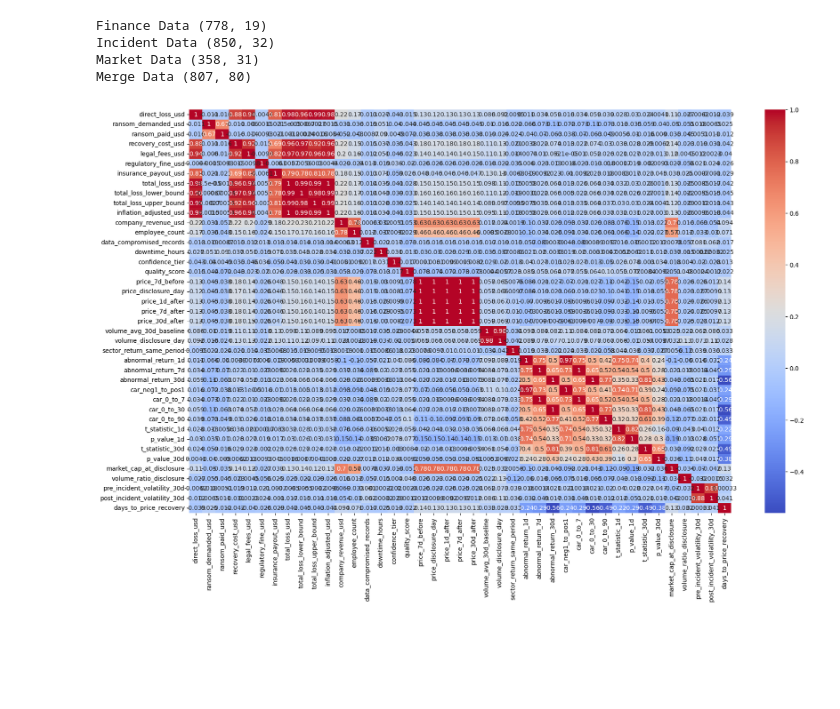
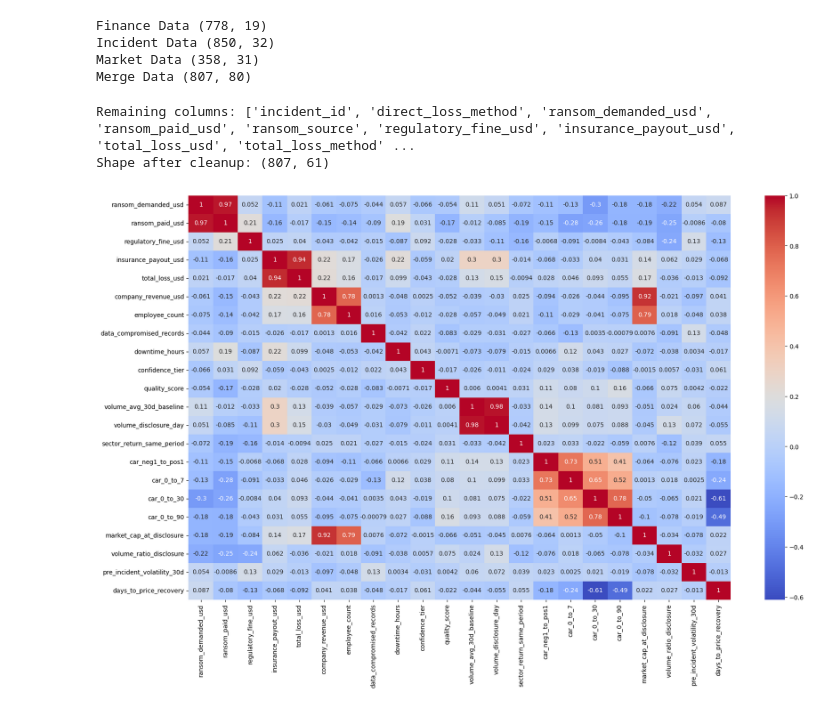
Before and after one commit to subhan0rizwan/cyber-loss-KNN, a Jupyter notebook: KNN - Cyber.ipynb, the cells around one changed output. Cells and saved outputs as stored; diff of their text form; code cells hidden in the pictures; blank space fills up the shorter version.

```diff
--- a/KNN - Cyber.ipynb
+++ b/KNN - Cyber.ipynb
@@ -42,20 +42,62 @@ Finance Data (778, 19)
 Incident Data (850, 32)
 Market Data (358, 31)
 Merge Data (807, 80)
+# %%
+# list of columns to drop based on correlation analysis
+cols_to_drop = [
+    # redundant loss-related features
+    "direct_loss_usd",
+    "recovery_cost_usd",
+    "legal_fees_usd",
+    "total_loss_lower_bound",
+    "total_loss_upper_bound",
+    "inflation_adjusted_usd",
+
+    # volatility duplication
+    "post_incident_volatility_30d",
+
+    # redundant price columns
+    "price_7d_before",
+    "price_disclosure_day",   # keep this if you prefer, otherwise remove others
+    "price_1d_after",
+    "price_7d_after",
+    "price_30d_after",
+
+    # duplicate abnormal return metrics
+    "abnormal_return_1d",
+    "abnormal_return_7d",
+    "abnormal_return_30d",
+
+    # statistical noise (not useful for ML models)
+    "p_value_1d",
+    "p_value_30d",
+    "t_statistic_1d",
+    "t_statistic_30d"
+]
+
+# drop columns safely (ignore errors if any column is missing)
+df_final = df_final.drop(columns=cols_to_drop, errors='ignore')
+
+# check result
+print("Remaining columns:", df_final.columns.tolist())
+print("Shape after cleanup:", df_final.shape)
+# %% [output]
+Remaining columns: ['incident_id', 'direct_loss_method', 'ransom_demanded_usd', 'ransom_paid_usd', 'ransom_source', 'regulatory_fine_usd', 'insurance_payout_usd', 'total_loss_usd', 'total_loss_method' ...
+Shape after cleanup: (807, 61)
 # %%
 plt.figure(figsize=(20, 12))
 
 
 import seaborn as sns
 num_columns = df_final.select_dtypes(include=['number']).columns
 cat_columns = df_final.select_dtypes(include=['object']).columns
-df_final[num_columns] = df_final[num_columns].fillna(df_final[num_columns].median())
+df_final[num_columns] = df_final[num_columns]
 corr_matrix = df_final[num_columns].corr()
 sns.heatmap(corr_matrix, annot=True, cmap='coolwarm')
 
 plt.show()
 # %% [output]
-[figure, old version]
+[figure, new version]
 # %%
 corr_matrix.sort_values(by = "days_to_price_recovery", ascending = False)
 # %% [output]
```
Also changed, not shown: parts of 3 cells of this notebook.
